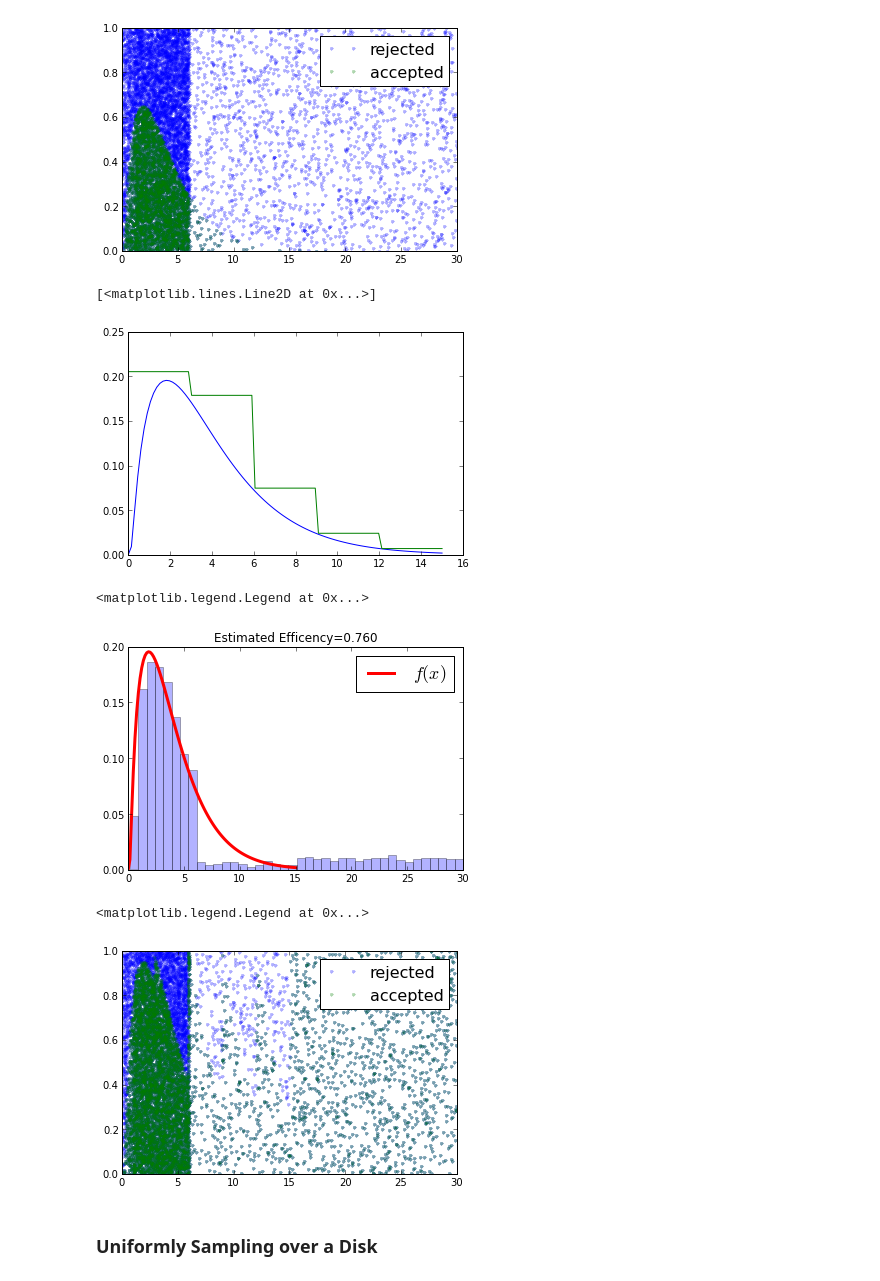
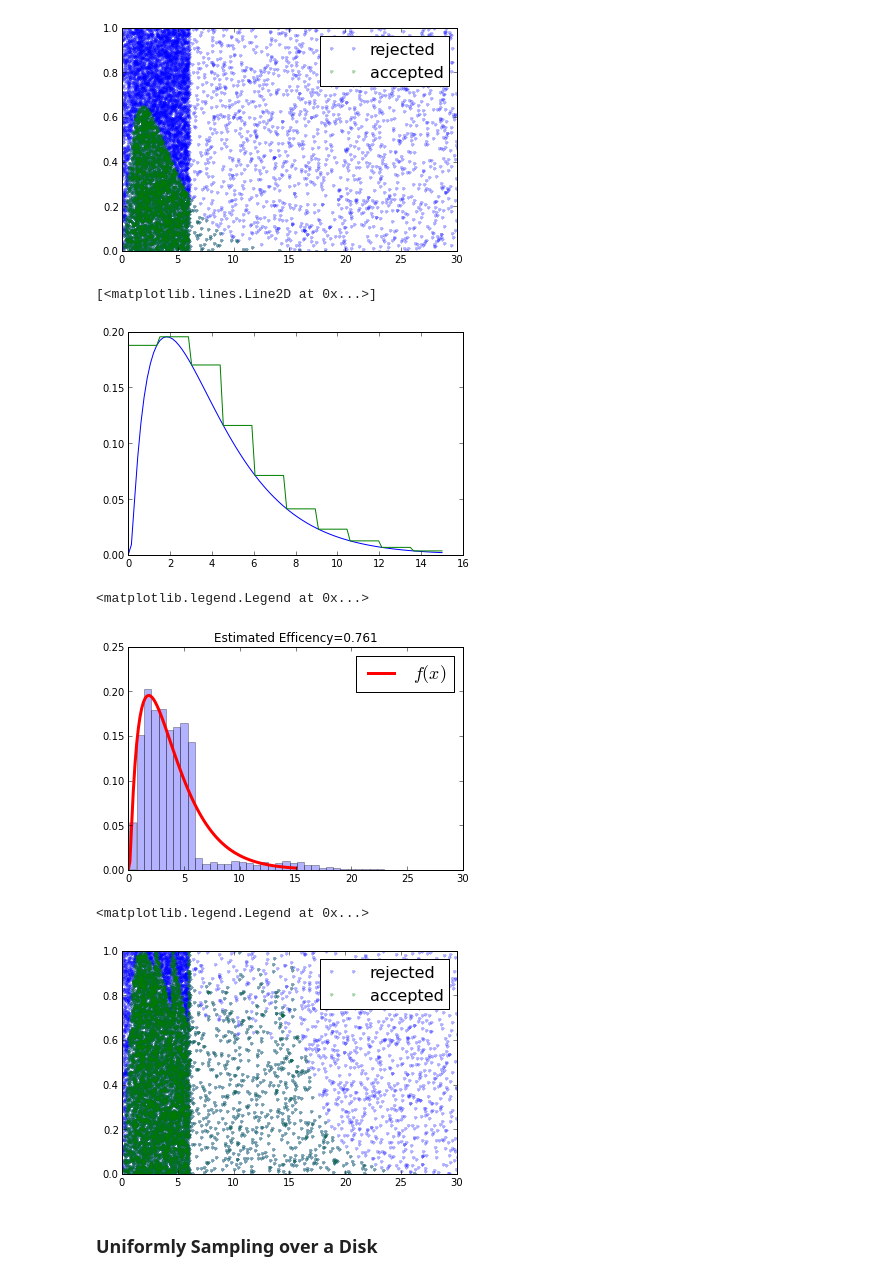
Before and after one commit to unpingco/Pig-in-the-Python, a Jupyter notebook: Sampling_Monte_Carlo.ipynb, the cells around one changed output. Drawn from its saved outputs; the diff is of its cells as text; code cells hidden in the pictures.

```diff
--- a/Sampling_Monte_Carlo.ipynb
+++ b/Sampling_Monte_Carlo.ipynb
@@ -224,19 +224,20 @@ ax.legend(fontsize=16)
 <matplotlib.legend.Legend at 0x...>
 [figure]
 # %%
+nlevels= 10
 z = S.symbols('z')
-cond=[(xl<z<=xu) for xl,xu in x.reshape(5,-1)[:,[0,-1]] ]
+cond=[(xl<z<=xu) for xl,xu in x.reshape(nlevels,-1)[:,[0,-1]] ]
 cond.append(True) # otherwise condition
-values=(fx.reshape(5,-1).max(1)*1.05).tolist() # add some headroom
-values.append(1e-8) # otherwise value
+values=(fx.reshape(nlevels,-1).max(1)).tolist() # add some headroom
+values.append(fx[-1]) # otherwise value
 step_approx=S.Piecewise(*zip(values,cond))
 
 fig,ax=subplots()
 ax.plot(x,fx,label='f(x)')
 ax.plot(x,[step_approx.subs(z,i) for i in x],label='step-wise upper bound')
 # %% [output]
 [<matplotlib.lines.Line2D at 0x...>]
-[figure, old version]
+[figure, new version]
 # %%
 u1 = sample_die(10000)
 u2 = rand(10000)
@@ -250,7 +251,7 @@ ax.set_title('Estimated Efficency=%3.3f'%(len(v)/len(u1)))
 ax.legend(fontsize=18)
 # %% [output]
 <matplotlib.legend.Legend at 0x...>
-[figure, old version]
+[figure, new version]
 # %%
 fig,ax=subplots()
 ax.plot(u1,u2,'.',label='rejected',alpha=.3)
@@ -258,7 +259,7 @@ ax.plot(u1[idx],u2[idx],'g.',label='accepted',alpha=.3)
 ax.legend(fontsize=16)
 # %% [output]
 <matplotlib.legend.Legend at 0x...>
-[figure, old version]
+[figure, new version]
 # %% [markdown]
 ### Uniformly Sampling over a Disk
 # %% [markdown]
```
